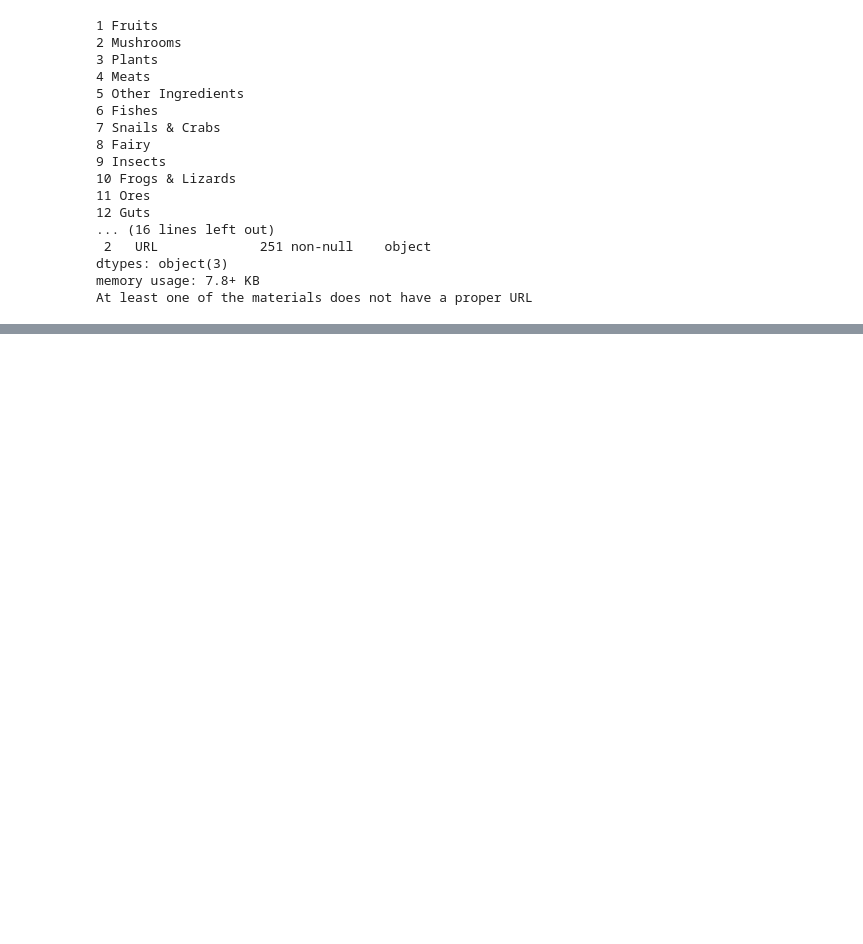
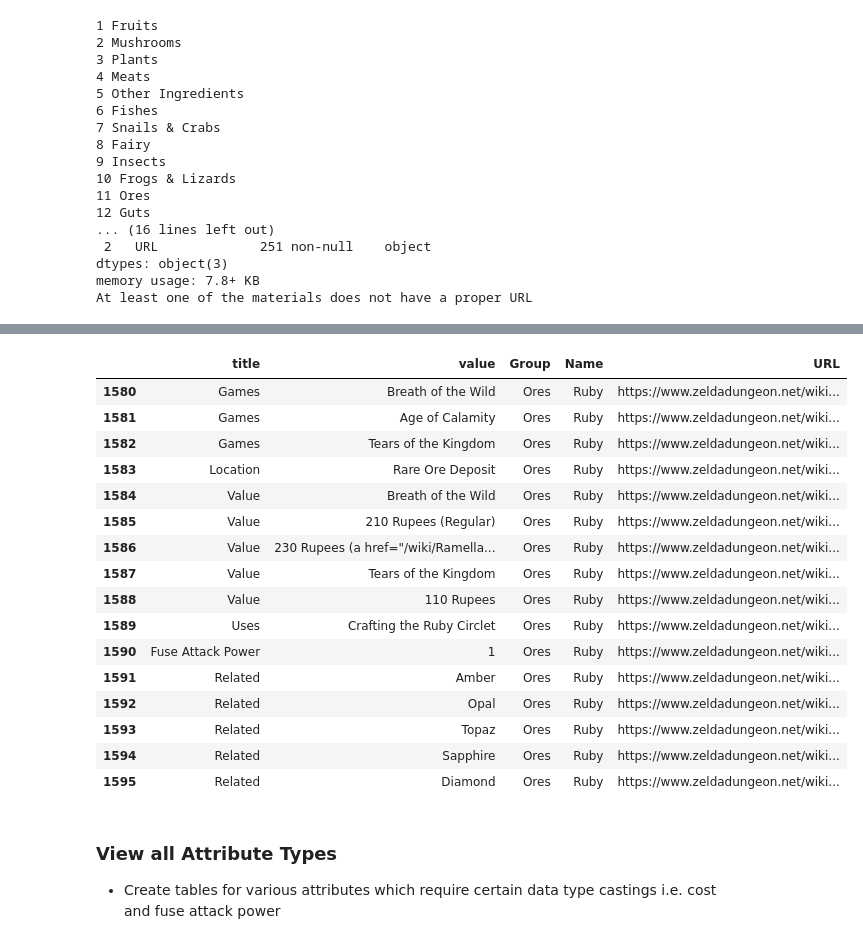
Before and after one commit to JBSDATA/python_projects, a Jupyter notebook: Zelda/TOTK/Extract Materials Info.ipynb, the cells around one changed output, grey strips where cells are left out. Cells and saved outputs as stored; diff of their text form; code cells hidden in the pictures; blank space fills up the shorter version.

```diff
--- a/Zelda/TOTK/Extract Materials Info.ipynb
+++ b/Zelda/TOTK/Extract Materials Info.ipynb
@@ -129,0 +281,10 @@ material_df_aug.to_csv('Material Names and URLs.csv', index=False)
+# %%
+def parse_td(td):
+    val_list = []
+    if '<br/>' in str(td):
+        td_list = str(td).split('<br/>')
+        _ = [val_list.append(parse_td_val(v)) for v in td_list]
+    else:
+        val_list = [parse_td_val(str(td))]
+    return val_list
+    # re.search(re.compile('<p>.+'), td_list[0]).group().replace('<p>','')
@@ -129,0 +341,24 @@ material_df_aug.to_csv('Material Names and URLs.csv', index=False)
+# %%
+master_attr_df_final[master_attr_df_final['Name']=='Ruby']
+# %% [output]
+|  | title | value | Group | Name | URL |
+| 1580 | Games | Breath of the Wild | Ores | Ruby | https://www.zeldadungeon.net/wiki... |
+| 1581 | Games | Age of Calamity | Ores | Ruby | https://www.zeldadungeon.net/wiki... |
+| 1582 | Games | Tears of the Kingdom | Ores | Ruby | https://www.zeldadungeon.net/wiki... |
+| 1583 | Location | Rare Ore Deposit | Ores | Ruby | https://www.zeldadungeon.net/wiki... |
+| 1584 | Value | Breath of the Wild | Ores | Ruby | https://www.zeldadungeon.net/wiki... |
+| 1585 | Value | 210 Rupees (Regular) | Ores | Ruby | https://www.zeldadungeon.net/wiki... |
+| 1586 | Value | 230 Rupees (a href="/wiki/Ramella... | Ores | Ruby | https://www.zeldadungeon.net/wiki... |
+| 1587 | Value | Tears of the Kingdom | Ores | Ruby | https://www.zeldadungeon.net/wiki... |
+| 1588 | Value | 110 Rupees | Ores | Ruby | https://www.zeldadungeon.net/wiki... |
+| 1589 | Uses | Crafting the Ruby Circlet | Ores | Ruby | https://www.zeldadungeon.net/wiki... |
+| 1590 | Fuse Attack Power | 1 | Ores | Ruby | https://www.zeldadungeon.net/wiki... |
+| 1591 | Related | Amber | Ores | Ruby | https://www.zeldadungeon.net/wiki... |
+| 1592 | Related | Opal | Ores | Ruby | https://www.zeldadungeon.net/wiki... |
+| 1593 | Related | Topaz | Ores | Ruby | https://www.zeldadungeon.net/wiki... |
+| 1594 | Related | Sapphire | Ores | Ruby | https://www.zeldadungeon.net/wiki... |
+| 1595 | Related | Diamond | Ores | Ruby | https://www.zeldadungeon.net/wiki... |
+# %% [markdown]
+### View all Attribute Types
+
+- Create tables for various attributes which require certain data type castings i.e. cost and fuse attack power
```
Also changed, not shown: parts of 27 cells of this notebook, 1 other file.
